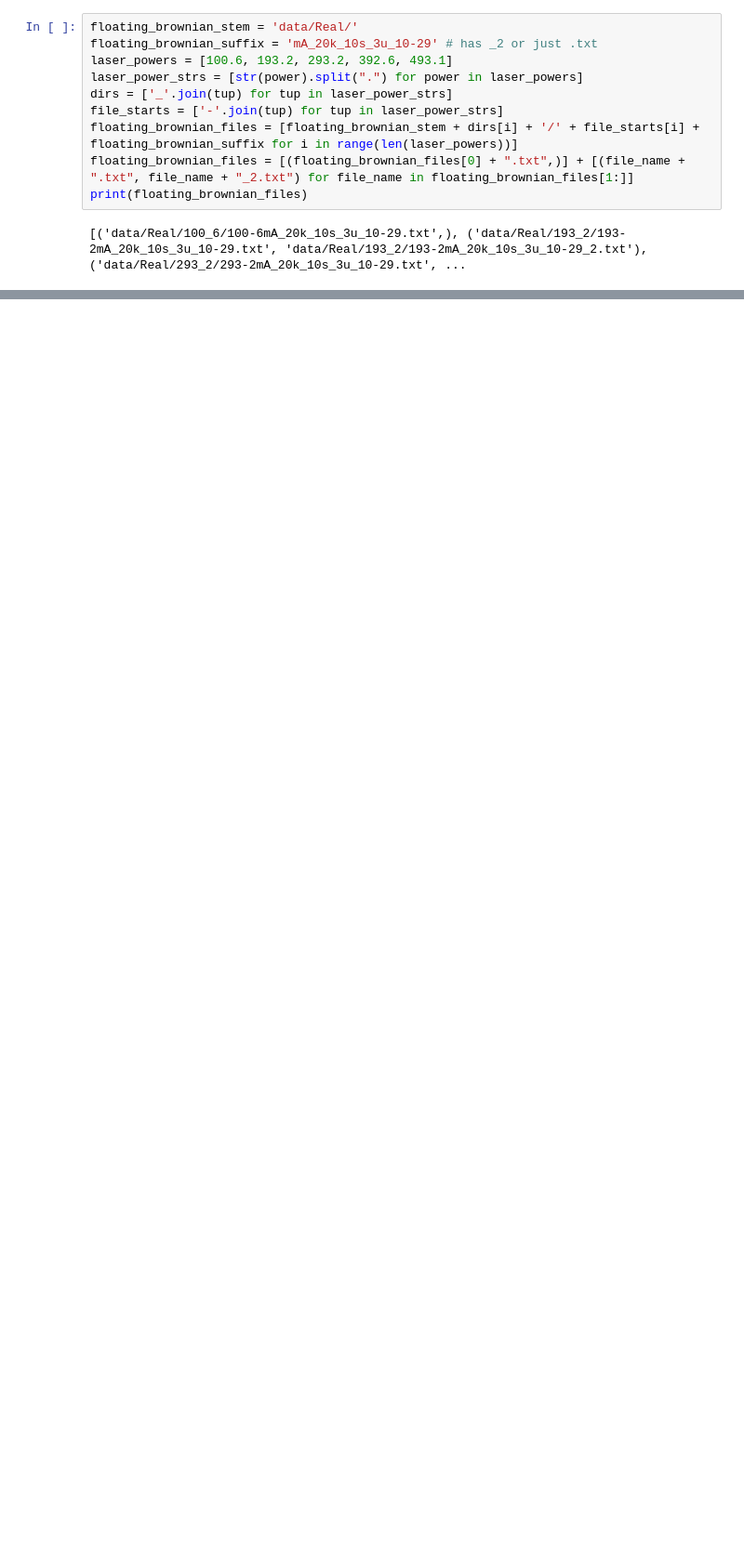
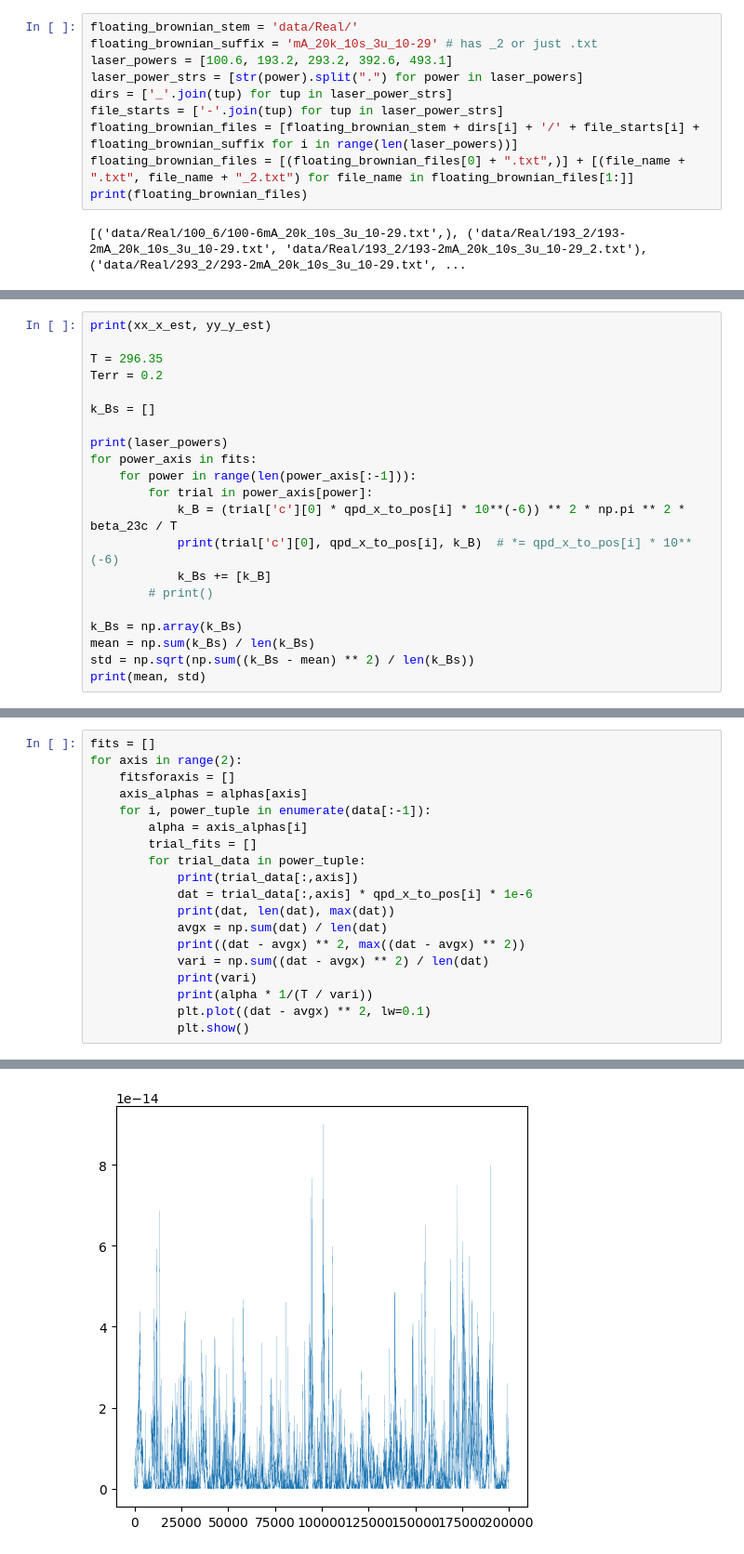
Before and after one commit to Snowton/jlab, a Jupyter notebook: Optical-Trap-master/brownian_analysis.ipynb, the cells around one changed output, grey strips where cells are left out. Shown at 93% size. Saved outputs shown, nothing was run; the diff lists cells and outputs as text; blank space fills up the shorter version.

```diff
--- a/Optical-Trap-master/brownian_analysis.ipynb
+++ b/Optical-Trap-master/brownian_analysis.ipynb
@@ -183,0 +326,21 @@ for power in fits:
+# %%
+print(xx_x_est, yy_y_est)
+
+T = 296.35
+Terr = 0.2
+
+k_Bs = []
+
+print(laser_powers)
+for power_axis in fits:
+    for power in range(len(power_axis[:-1])):
+        for trial in power_axis[power]:
+            k_B = (trial['c'][0] * qpd_x_to_pos[i] * 10**(-6)) ** 2 * np.pi ** 2 * beta_23c / T
+            print(trial['c'][0], qpd_x_to_pos[i], k_B)  # *= qpd_x_to_pos[i] * 10**(-6)
+            k_Bs += [k_B]
+        # print()
+
+k_Bs = np.array(k_Bs)
+mean = np.sum(k_Bs) / len(k_Bs)
+std = np.sqrt(np.sum((k_Bs - mean) ** 2) / len(k_Bs))
+print(mean, std)
@@ -183,0 +365,20 @@ for power in fits:
+# %%
+fits = []
+for axis in range(2):
+    fitsforaxis = []
+    axis_alphas = alphas[axis]
+    for i, power_tuple in enumerate(data[:-1]):
+        alpha = axis_alphas[i]
+        trial_fits = []
+        for trial_data in power_tuple:
+            print(trial_data[:,axis])
+            dat = trial_data[:,axis] * qpd_x_to_pos[i] * 1e-6
+            print(dat, len(dat), max(dat))
+            avgx = np.sum(dat) / len(dat)
+            print((dat - avgx) ** 2, max((dat - avgx) ** 2))
+            vari = np.sum((dat - avgx) ** 2) / len(dat)
+            print(vari)
+            print(alpha * 1/(T / vari))
+            plt.plot((dat - avgx) ** 2, lw=0.1)
+            plt.show()
+# %% [output]
@@ -183,0 +392 @@ for power in fits:
+[figure, added]
```
Also changed, not shown: parts of 9 cells of this notebook, 26 other files.
